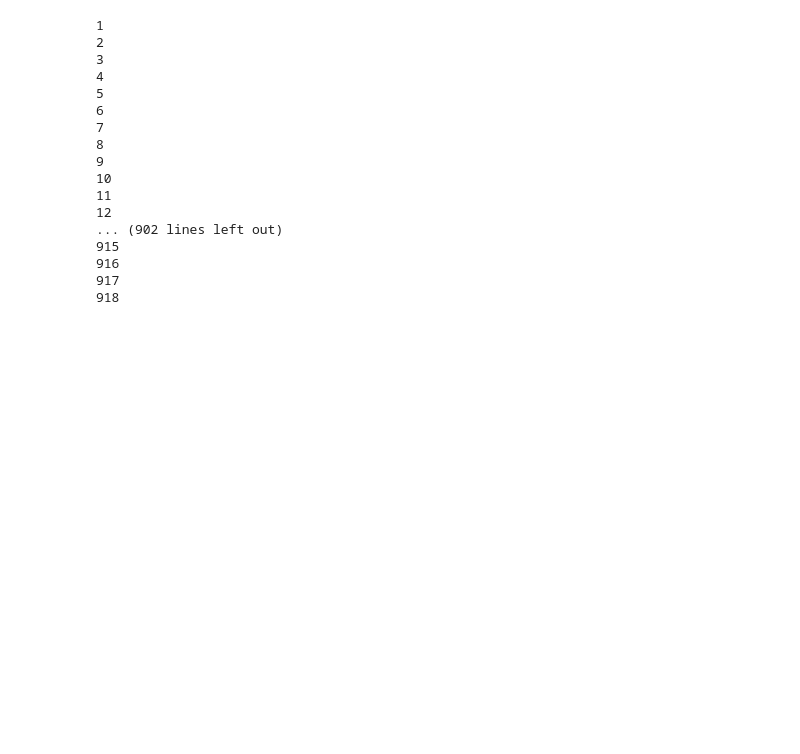
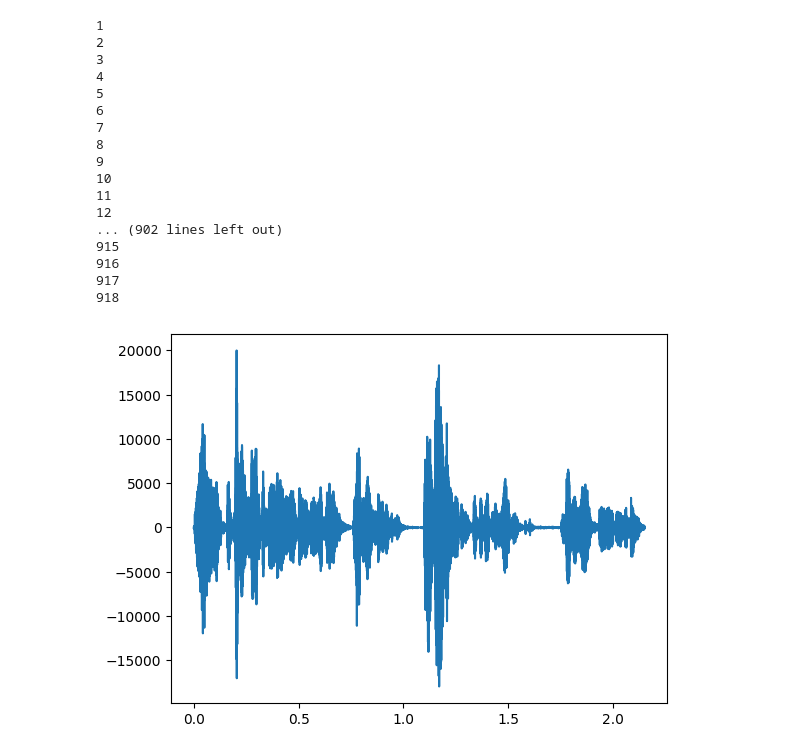
Before and after one commit to LavanSumanan/252DSPProject, a Jupyter notebook: PartB.ipynb, the cells around one changed output. Saved outputs shown, nothing was run; the diff lists cells and outputs as text; code cells hidden in the pictures; blank space fills up the shorter version.

```diff
--- a/PartB.ipynb
+++ b/PartB.ipynb
@@ -27,23 +27,23 @@ def fft(array):  # run fft
     sig_freq = np.abs(fftpack.fftfreq(N, 1 / FS))
     return sig_freq, sig_amp
 
-# num_chunks = int(t_end / chunk_size)
 NUM_CHUNKS = 918
-CHUNK_SIZE = t_end / NUM_CHUNKS # gives us 172 samples in each chunk
+CHUNK_SIZE = T_END / NUM_CHUNKS # gives us 172 samples in each chunk
 
 chunk_array = np.split(data, NUM_CHUNKS)
 
 NUM_FREQ_BINS = 300
-ORDER = 5
+ORDER = 1
 START_FREQ = 1
 BW = (FS / 2) / NUM_FREQ_BINS - START_FREQ
 
-THRESHOLD_POWER = 0.00015
+THRESHOLD_POWER = 1
 output_signal = np.array([])
 
 counter = 1
 
 for chunk in chunk_array:
+    # if (counter == 200): break
     print(counter)
     counter += 1
 
@@ -53,9 +53,8 @@ for chunk in chunk_array:
         F_LOW = START_FREQ + freq_bin * BW
         F_HIGH = START_FREQ + BW + freq_bin * BW
         sos_bandpass = signal.butter(ORDER, [F_LOW, F_HIGH], btype='bandpass', fs=FS, output='sos')
-        filtered_bin_data = signal.sosfilt(sos_bandpass, chunk_array[4])
+        filtered_bin_data = signal.sosfilt(sos_bandpass, chunk)
         chunk_freq, chunk_amp = fft(filtered_bin_data)
-        plt.plot(chunk_freq,chunk_amp)
         RMS_list.append(np.sqrt(np.mean(chunk_amp ** 2)))
 
     RMS_raw = np.array(RMS_list)
@@ -74,36 +73,39 @@ for chunk in chunk_array:
 
             chunk_time = np.linspace(2*np.pi*f_c*chunk_time_start_output, 2*np.pi*f_c*chunk_time_end_output, chunk_time_duration)
 
             current_signal = np.add(current_signal, RMS_raw[i] * np.sin(chunk_time))
 
         else: RMS_filtered.append(0)
 
     output_signal = np.append(output_signal, current_signal)
 
-# plt.show()
-# x = np.linspace(0,1,300)
-# plt.scatter(x, RMS_filtered, s=5)
-# plt.show()
+MAX_AMP = 20000
 
-output_for_wave = 255*output_signal / np.max(output_signal) # new maximum is now 255
+output_for_wave = MAX_AMP*output_signal / np.max(output_signal) # new maximum is now 255
+
+x = np.linspace(0, 200*CHUNK_SIZE, len(output_for_wave))
+plt.plot(x, output_for_wave)
+plt.show()
+
 dataout = np.asarray(output_for_wave, dtype=np.int16) # to integer type 16
 
-wavfile.write('robot.wav',FS,dataout) # 1000 = sampling frequency
+wavfile.write('robot.wav',FS,dataout)
 # %% [output]
 1
 2
 3
 4
 5
 6
 7
 8
 9
 10
 11
 12
 ... (902 lines left out)
 915
 916
 917
 918
+[figure, added]
```
Also changed, not shown: parts of 1 cell of this notebook.
